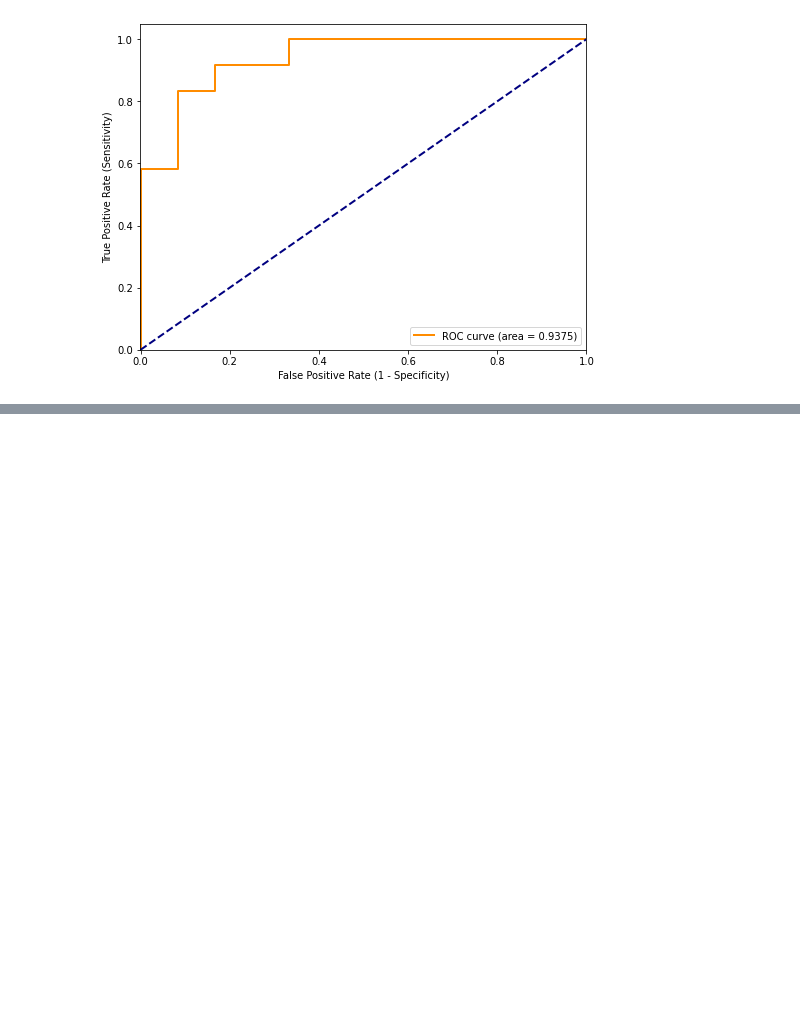
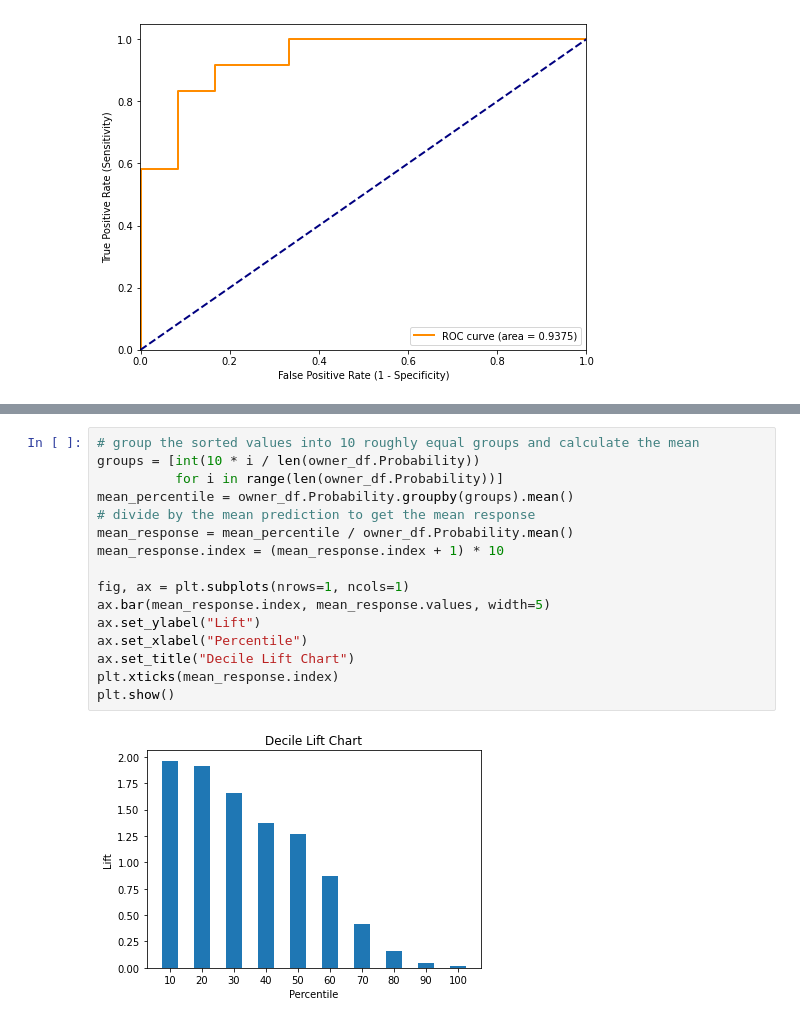
Before and after one commit to jeantardelli/data-mining-for-business-analytics, a Jupyter notebook: analysis/evaluating-predictive-performance.ipynb, the cells around one changed output, grey strips where cells are left out. Drawn from its saved outputs; the diff is of its cells as text; blank space fills up the shorter version.

```diff
--- a/analysis/evaluating-predictive-performance.ipynb
+++ b/analysis/evaluating-predictive-performance.ipynb
@@ -488,0 +556,18 @@ Using the same logic as above, it can be shown that optimizing this quantity dep
+# %%
+# group the sorted values into 10 roughly equal groups and calculate the mean
+groups = [int(10 * i / len(owner_df.Probability))
+          for i in range(len(owner_df.Probability))]
+mean_percentile = owner_df.Probability.groupby(groups).mean()
+# divide by the mean prediction to get the mean response
+mean_response = mean_percentile / owner_df.Probability.mean()
+mean_response.index = (mean_response.index + 1) * 10
+
+fig, ax = plt.subplots(nrows=1, ncols=1)
+ax.bar(mean_response.index, mean_response.values, width=5)
+ax.set_ylabel("Lift")
+ax.set_xlabel("Percentile")
+ax.set_title("Decile Lift Chart")
+plt.xticks(mean_response.index)
+plt.show()
+# %% [output]
+[figure, added]
```
Also changed, not shown: parts of 6 cells of this notebook.
